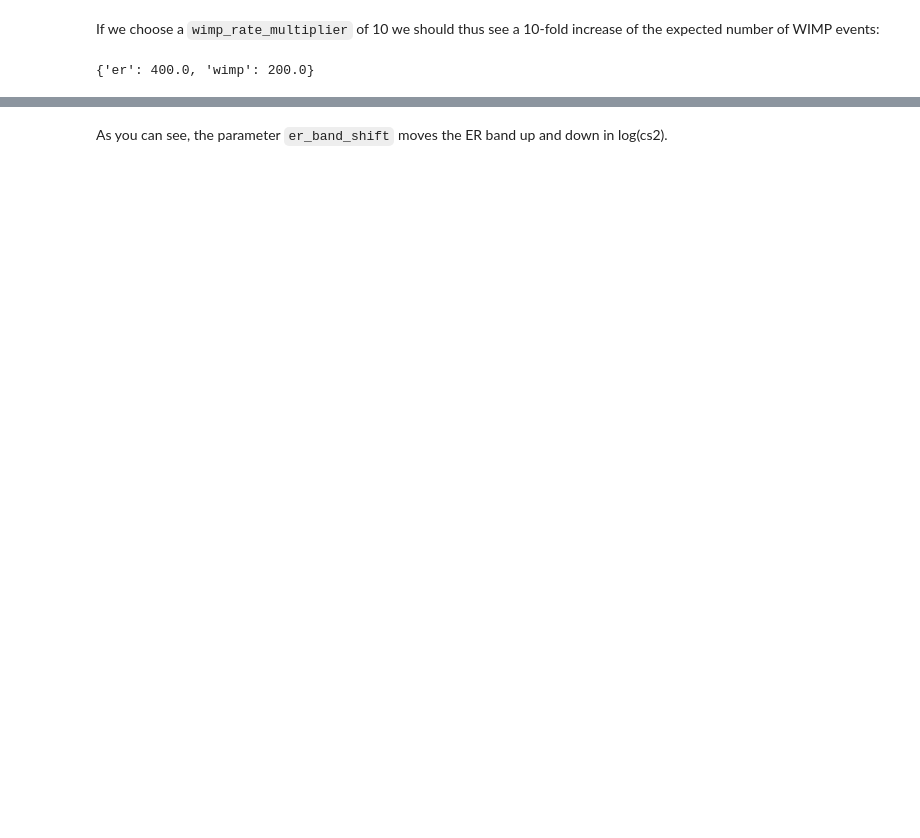
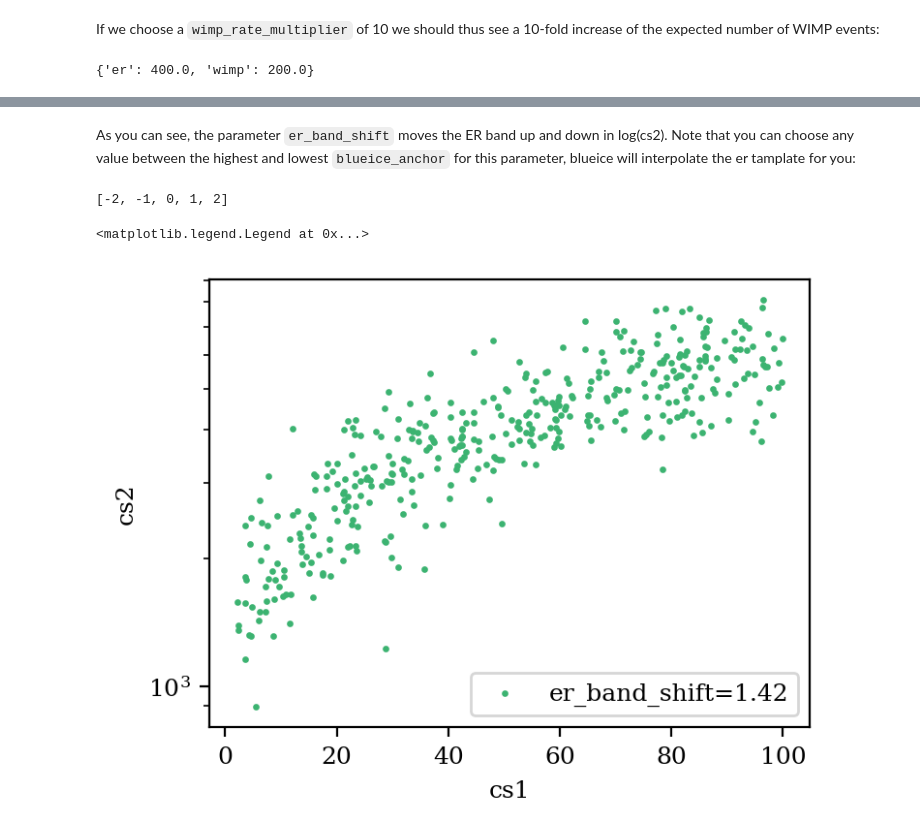
Before and after one commit to XENONnT/alea, a Jupyter notebook: notebooks/1_rate_and_shape.ipynb, the cells around one changed output, grey strips where cells are left out. Saved outputs shown, nothing was run; the diff lists cells and outputs as text; code cells hidden in the pictures; blank space fills up the shorter version.

```diff
--- a/notebooks/1_rate_and_shape.ipynb
+++ b/notebooks/1_rate_and_shape.ipynb
@@ -159,2 +160,24 @@ plt.legend(loc="lower right")
 # %% [markdown]
-As you can see, the parameter `er_band_shift` moves the ER band up and down in log(cs2).
+As you can see, the parameter `er_band_shift` moves the ER band up and down in log(cs2). Note that you can choose any value between the highest and lowest `blueice_anchor` for this parameter, blueice will interpolate the er tamplate for you:
+# %%
+model.parameters.er_band_shift.blueice_anchors
+# %% [output]
+[-2, -1, 0, 1, 2]
+# %%
+er_band_shift = 1.42
+data = model.generate_data(er_band_shift=er_band_shift)
+mask = data["science_run"]["source"] == source_name_list.index("er")
+plt.scatter(
+    data["science_run"]["cs1"][mask],
+    data["science_run"]["cs2"][mask],
+    label=f"er_band_shift={er_band_shift}",
+    c='mediumseagreen',
+    s=2,
+)
+plt.xlabel("cs1")
+plt.ylabel("cs2")
+plt.semilogy()
+plt.legend(loc="lower right")
+# %% [output]
+<matplotlib.legend.Legend at 0x...>
+[figure, added]
```
Also changed, not shown: parts of 9 cells of this notebook, 3 other files.
